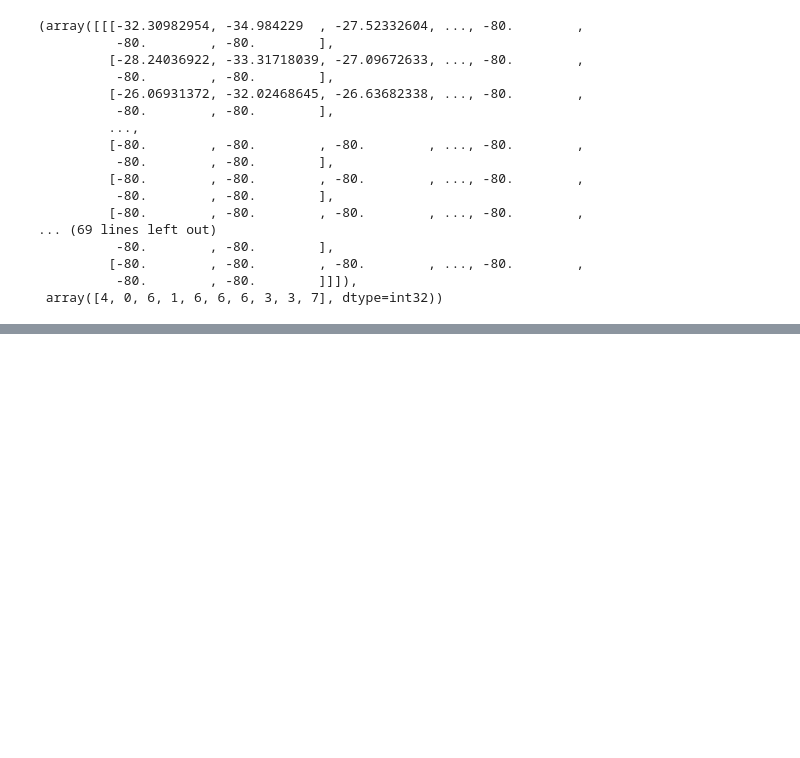
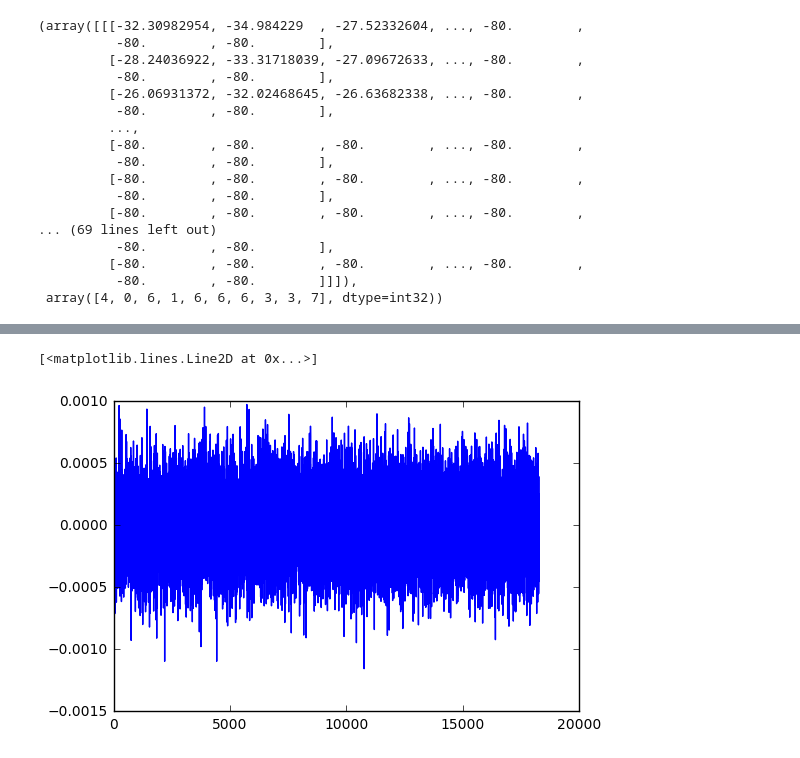
Before and after one commit to aidiary/notebooks, a Jupyter notebook: keras/171024-my-generator.ipynb, the cells around one changed output, grey strips where cells are left out. Drawn from its saved outputs; the diff is of its cells as text; code cells hidden in the pictures; blank space fills up the shorter version.

```diff
--- a/keras/171024-my-generator.ipynb
+++ b/keras/171024-my-generator.ipynb
@@ -178,0 +238,5 @@ int32 (100,)
+# %%
+plt.plot(noise)
+# %% [output]
+[<matplotlib.lines.Line2D at 0x...>]
+[figure, added]
```
Also changed, not shown: parts of 19 cells of this notebook.
